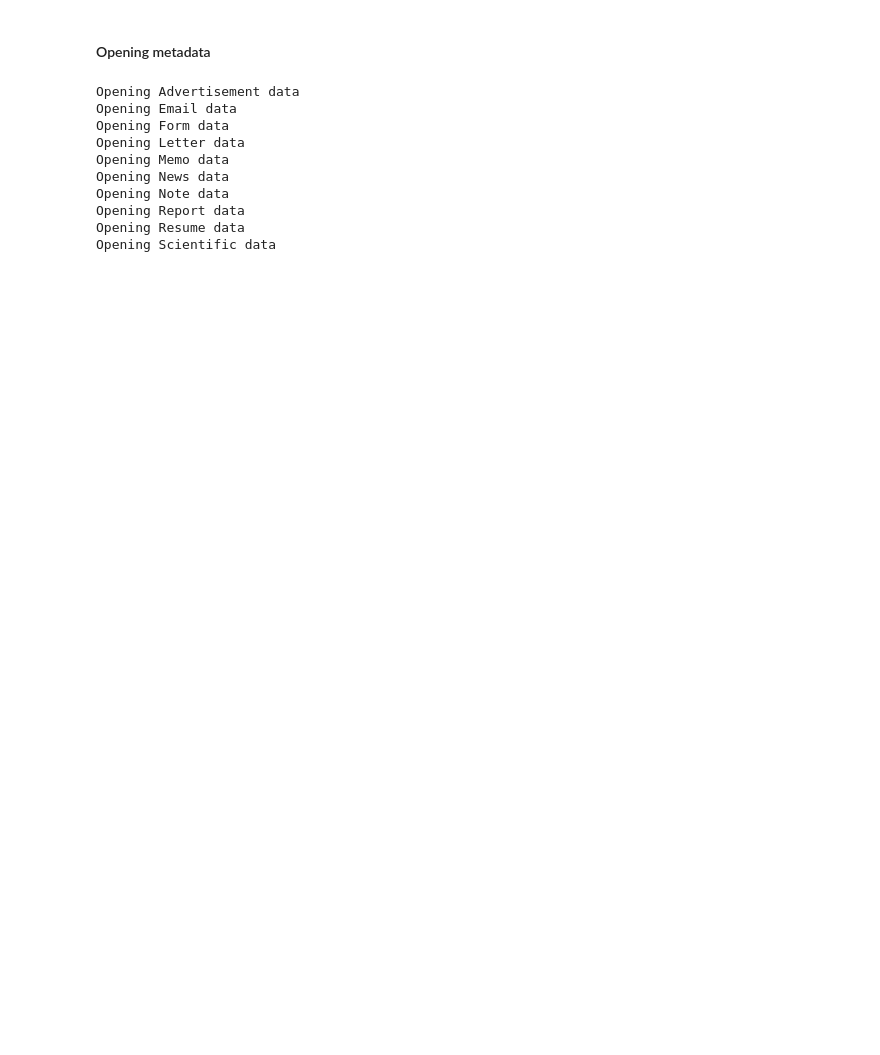
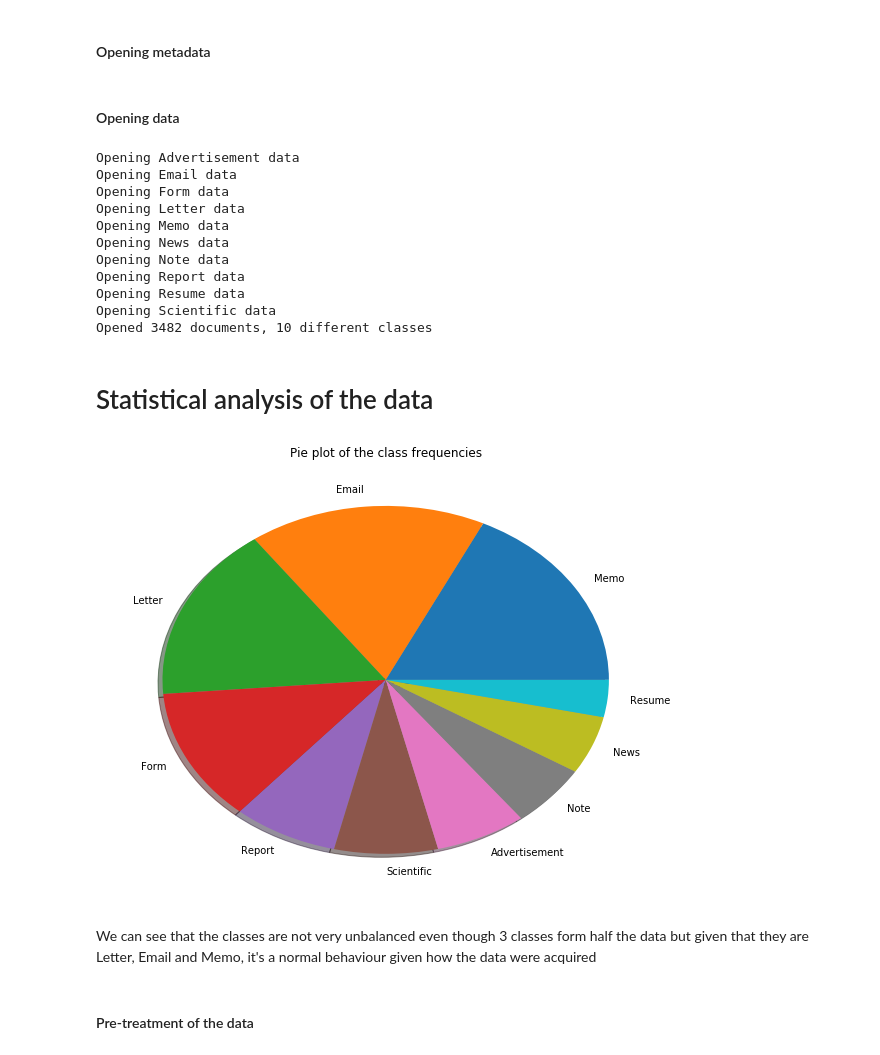
Before and after one commit to Rouen-NLP/final-lab-Datavoore, a Jupyter notebook: Tobacco_trial_lab.ipynb, the cells around one changed output. Cells and saved outputs as stored; diff of their text form; code cells hidden in the pictures; blank space fills up the shorter version.

```diff
--- a/Tobacco_trial_lab.ipynb
+++ b/Tobacco_trial_lab.ipynb
@@ -18,5 +31,7 @@ meta_data = pd.read_csv("data/Tobacco3482.csv")
 # Here I'm extracting the label
 labels = np.unique(meta_data["label"])
+# %% [markdown]
+#### Opening data
 # %%
 x = []
 y = []
@@ -29,6 +44,7 @@ for l in labels :
         x.append(f.read())
         y.append(l)
         f.close()
+print("Opened "+str(len(x))+" documents, "+str(len(np.unique(y)))+" different classes" )
 # %% [output]
 Opening Advertisement data
 Opening Email data
@@ -40,3 +56,18 @@ Opening Note data
 Opening Report data
 Opening Resume data
 Opening Scientific data
+Opened 3482 documents, 10 different classes
+# %% [markdown]
+# Statistical analysis of the data
+# %%
+counts =meta_data["label"].value_counts()
+plt.figure(1,figsize = (10,8))
+plt.title("Pie plot of the class frequencies")
+plt.pie(counts,labels = counts.index,shadow = True)
+plt.show()
+# %% [output]
+[figure, added]
+# %% [markdown]
+We can see that the classes are not very unbalanced even though 3 classes form half the data but given that they are Letter, Email and Memo, it's a normal behaviour given how the data were acquired
+# %% [markdown]
+#### Pre-treatment of the data
```
Also changed, not shown: parts of 13 cells of this notebook.
